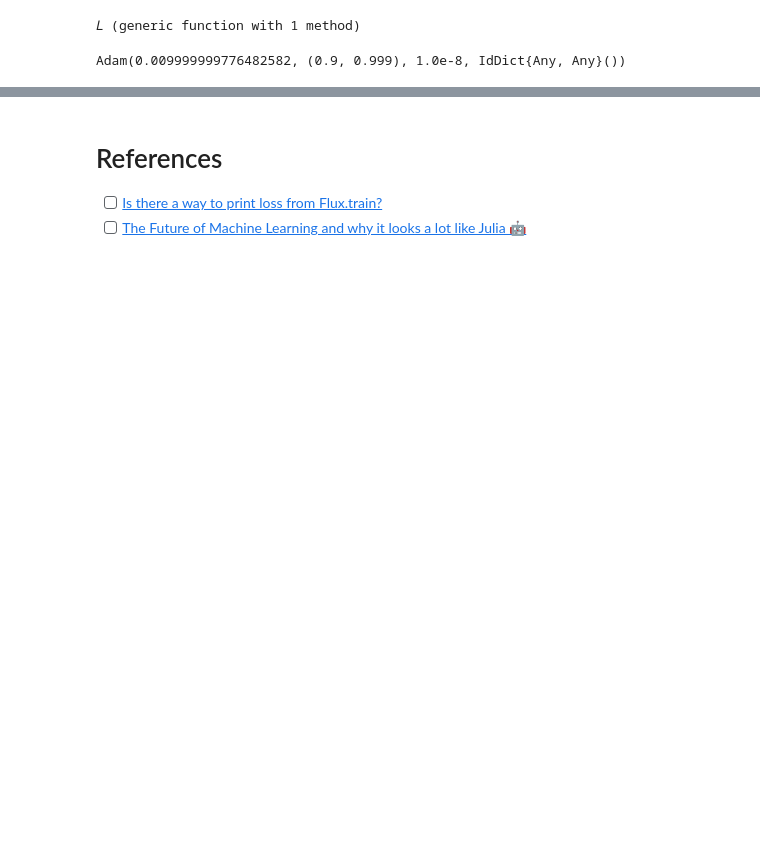
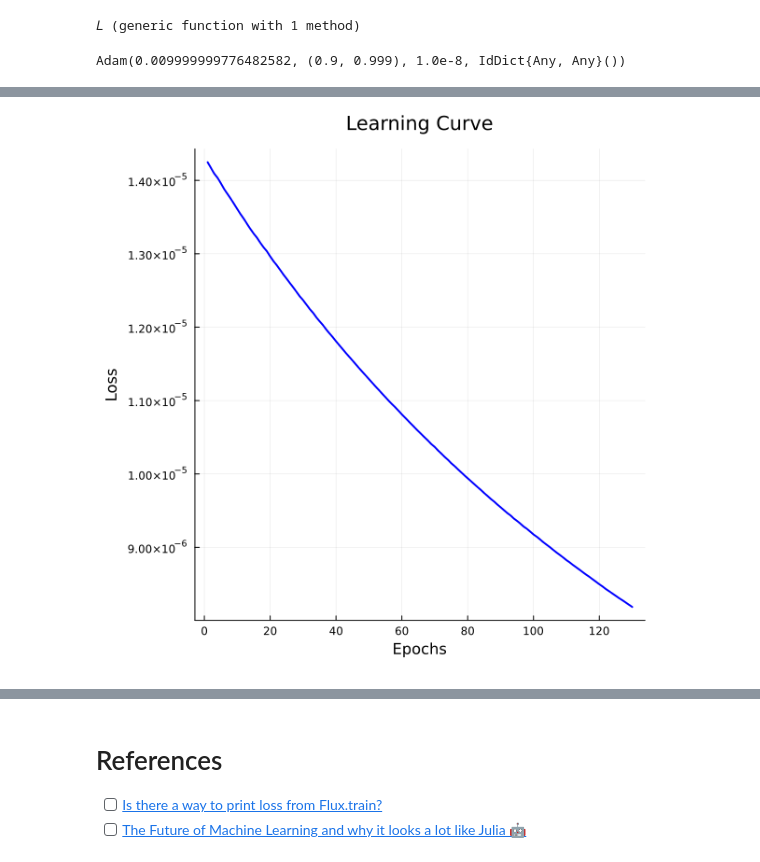
Before and after one commit to setrar/MALIS, a Jupyter notebook: projects/proj2/experiment.ipynb, the cells around one changed output, grey strips where cells are left out. Saved outputs shown, nothing was run; the diff lists cells and outputs as text; code cells hidden in the pictures; blank space fills up the shorter version.

```diff
--- a/projects/proj2/experiment.ipynb
+++ b/projects/proj2/experiment.ipynb
@@ -136,7 +145,8 @@ Adam(0.009999999776482582, (0.9, 0.999), 1.0e-8, IdDict{Any, Any}())
 # Let's keep track of the loss history
 loss_history = []
 
-epochs = 500
+# The sample set being small, let's use 130 epochs
+epochs = 130
 
 for epoch in 1:epochs
     # train model
@@ -219,17 +234,20 @@ colorview(Gray, img')
 # %%
 # initialize plot
 
 gr(size = (600, 600))
 
 # plot learning curve
 
-p_l_curve = plot(1:epochs, loss_history,
+# p_l_curve =
+plot(1:epochs, loss_history,
     xlabel = "Epochs",
     ylabel = "Loss",
     title = "Learning Curve",
     legend = false,
     color = :blue,
     linewidth = 2
 )
 # save plot
-savefig(p_l_curve, "images/ann_learning_curve.svg");
+# savefig(p_l_curve, "images/ann_learning_curve.svg");
+# %% [output]
+[figure, added]
```
Also changed, not shown: parts of 24 cells of this notebook, 6 other files.
